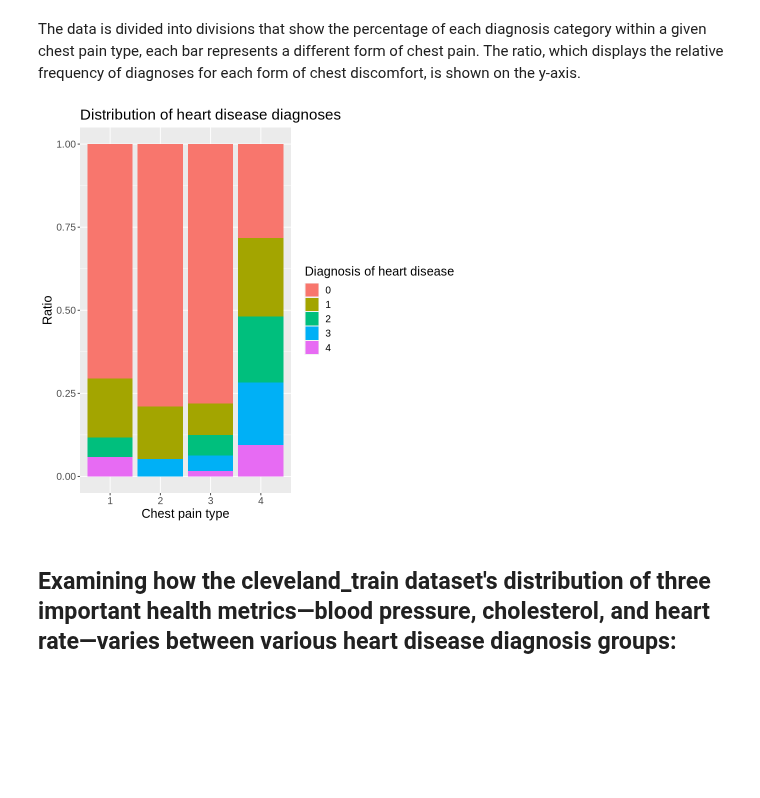
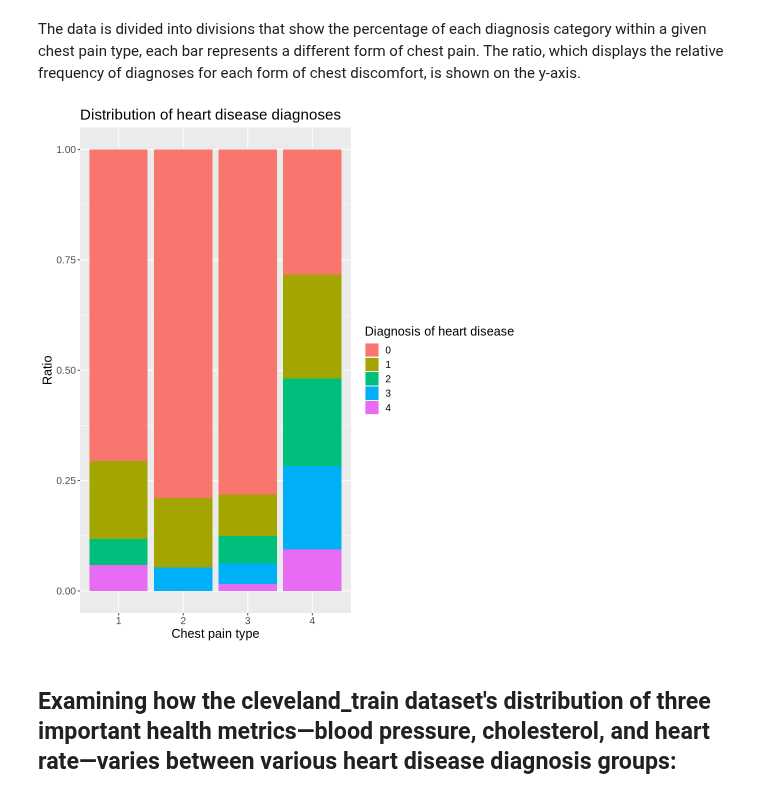
Before and after one commit to Git-Aarya/Heart-Disease-Predictor, a Jupyter notebook: project_proposal_analysis.ipynb, the cells around one changed output. Saved outputs shown, nothing was run; the diff lists cells and outputs as text; code cells hidden in the pictures; blank space fills up the shorter version.

```diff
--- a/project_proposal_analysis.ipynb
+++ b/project_proposal_analysis.ipynb
@@ -211,16 +214,17 @@ fbs_ratio_plot
 # %% [markdown]
 The data is divided into divisions that show the percentage of each diagnosis category within a given chest pain type, each bar represents a different form of chest pain. The ratio, which displays the relative frequency of diagnoses for each form of chest discomfort, is shown on the y-axis.
 # %%
+options(repr.plot.height = 9, repr.plot.width = 8)
 cp_ratio_plot <- ggplot(cleveland_train, aes(x = chest_pain, fill = diagnosis)) +
                 geom_bar(position = "fill") +
                 labs(x = "Chest pain type",
                      y = "Ratio",
                      fill = "Diagnosis of heart disease",
                     title = "Distribution of heart disease diagnoses") +
                 theme(text = element_text(size = 15))
 cp_ratio_plot
 # %% [output]
-[figure, old version]
+[figure, new version]
 # %% [markdown]
 ## Examining how the cleveland_train dataset's distribution of three important health metrics—blood pressure, cholesterol, and heart rate—varies between various heart disease diagnosis groups:
 # %% [markdown]
```
Also changed, not shown: parts of 3 cells of this notebook.
